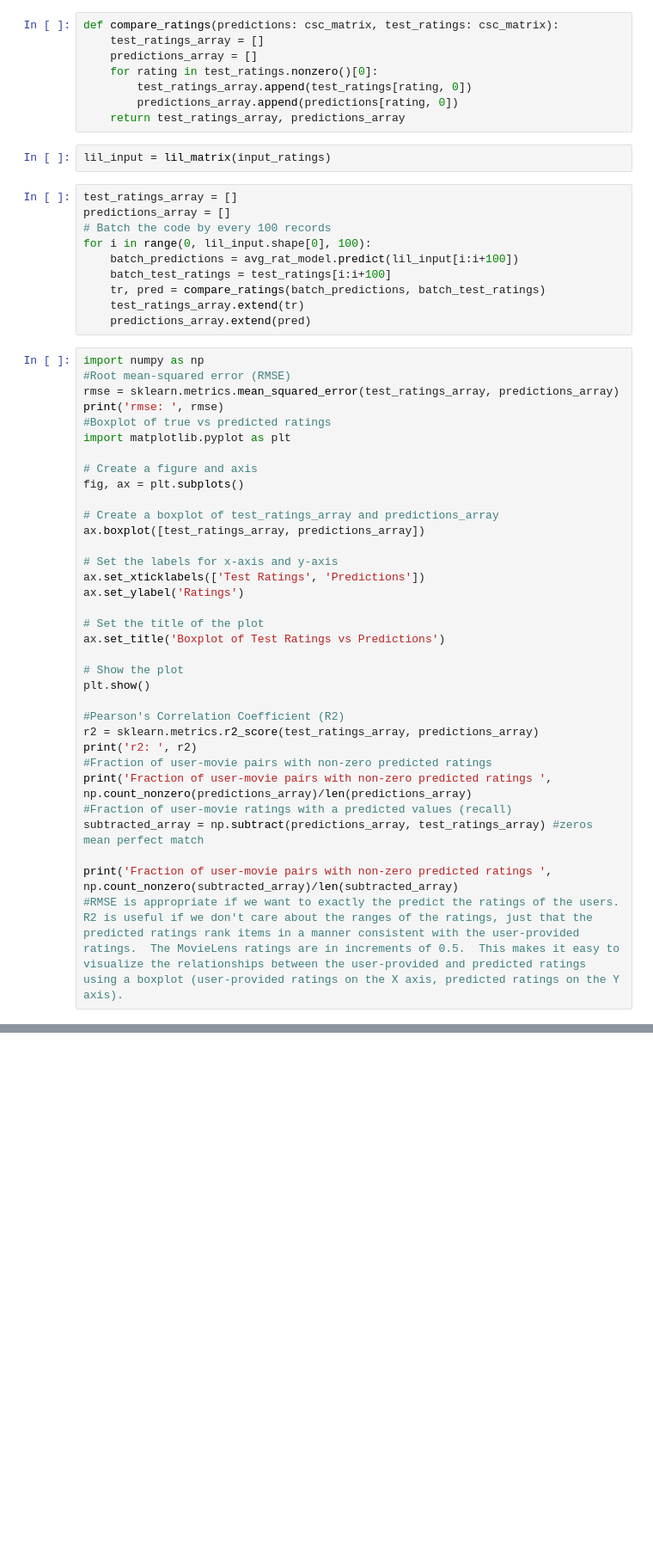
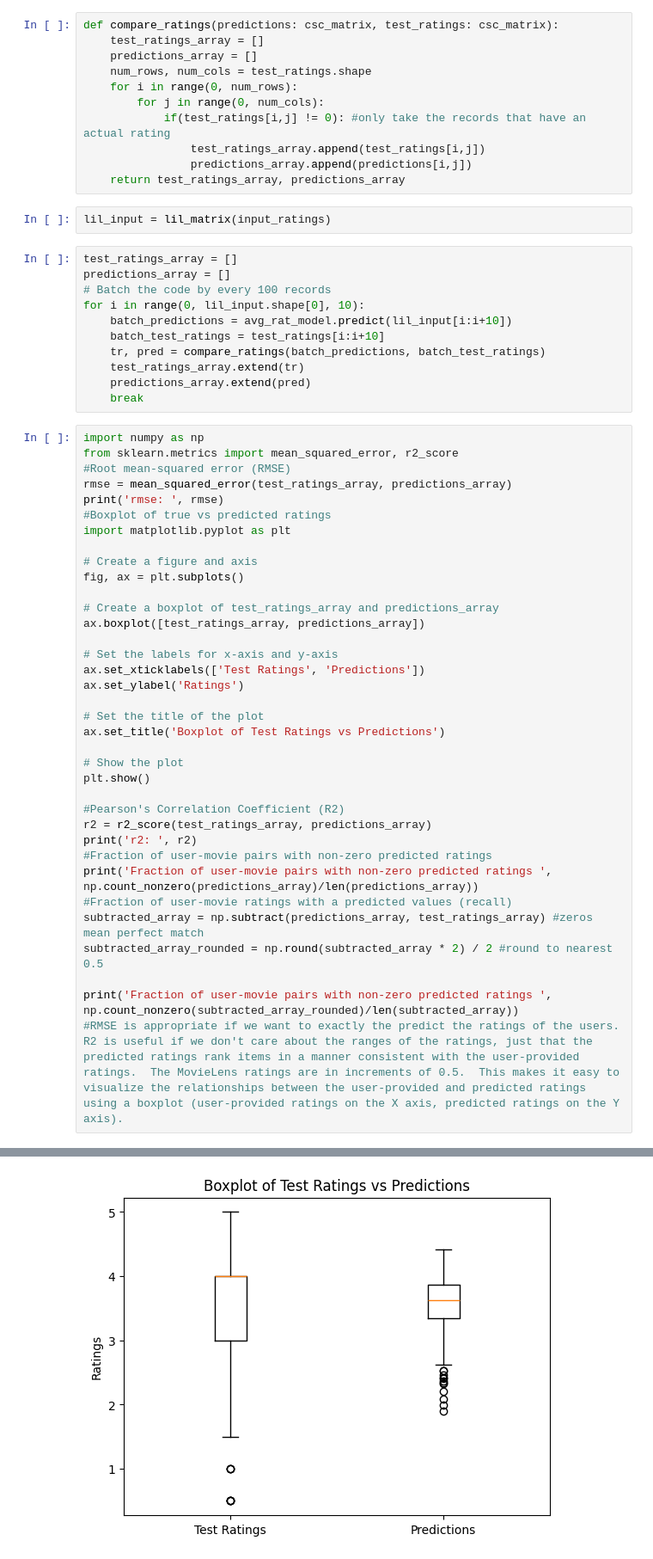
Before and after one commit to mikedabike1/AverageRatingsImplementation, a Jupyter notebook: AverageRatingsImplementation.ipynb, the cells around one changed output, grey strips where cells are left out. Shown at 86% size. Saved outputs shown, nothing was run; the diff lists cells and outputs as text; blank space fills up the shorter version.

```diff
--- a/AverageRatingsImplementation.ipynb
+++ b/AverageRatingsImplementation.ipynb
@@ -166,9 +170,12 @@ test_ratings = csc_matrix((values_20, (row_indices_20, col_indices_20)))
 def compare_ratings(predictions: csc_matrix, test_ratings: csc_matrix):
     test_ratings_array = []
     predictions_array = []
-    for rating in test_ratings.nonzero()[0]:
-        test_ratings_array.append(test_ratings[rating, 0])
-        predictions_array.append(predictions[rating, 0])
+    num_rows, num_cols = test_ratings.shape
+    for i in range(0, num_rows):
+        for j in range(0, num_cols):
+            if(test_ratings[i,j] != 0): #only take the records that have an actual rating
+                test_ratings_array.append(test_ratings[i,j])
+                predictions_array.append(predictions[i,j])
     return test_ratings_array, predictions_array
 # %%
 lil_input = lil_matrix(input_ratings)
@@ -176,16 +183,18 @@ lil_input = lil_matrix(input_ratings)
 test_ratings_array = []
 predictions_array = []
 # Batch the code by every 100 records
-for i in range(0, lil_input.shape[0], 100):
-    batch_predictions = avg_rat_model.predict(lil_input[i:i+100])
-    batch_test_ratings = test_ratings[i:i+100]
+for i in range(0, lil_input.shape[0], 10):
+    batch_predictions = avg_rat_model.predict(lil_input[i:i+10])
+    batch_test_ratings = test_ratings[i:i+10]
     tr, pred = compare_ratings(batch_predictions, batch_test_ratings)
     test_ratings_array.extend(tr)
     predictions_array.extend(pred)
+    break
 # %%
 import numpy as np
+from sklearn.metrics import mean_squared_error, r2_score
 #Root mean-squared error (RMSE)
-rmse = sklearn.metrics.mean_squared_error(test_ratings_array, predictions_array)
+rmse = mean_squared_error(test_ratings_array, predictions_array)
 print('rmse: ', rmse)
 #Boxplot of true vs predicted ratings
 import matplotlib.pyplot as plt
@@ -207,12 +216,14 @@ ax.set_title('Boxplot of Test Ratings vs Predictions')
 plt.show()
 
 #Pearson's Correlation Coefficient (R2)
-r2 = sklearn.metrics.r2_score(test_ratings_array, predictions_array)
+r2 = r2_score(test_ratings_array, predictions_array)
 print('r2: ', r2)
 #Fraction of user-movie pairs with non-zero predicted ratings
-print('Fraction of user-movie pairs with non-zero predicted ratings ', np.count_nonzero(predictions_array)/len(predictions_array)
+print('Fraction of user-movie pairs with non-zero predicted ratings ', np.count_nonzero(predictions_array)/len(predictions_array))
 #Fraction of user-movie ratings with a predicted values (recall)
 subtracted_array = np.subtract(predictions_array, test_ratings_array) #zeros mean perfect match
+subtracted_array_rounded = np.round(subtracted_array * 2) / 2 #round to nearest 0.5
 
-print('Fraction of user-movie pairs with non-zero predicted ratings ', np.count_nonzero(subtracted_array)/len(subtracted_array)
+print('Fraction of user-movie pairs with non-zero predicted ratings ', np.count_nonzero(subtracted_array_rounded)/len(subtracted_array))
 #RMSE is appropriate if we want to exactly the predict the ratings of the users.  R2 is useful if we don't care about the ranges of the ratings, just that the predicted ratings rank items in a manner consistent with the user-provided ratings.  The MovieLens ratings are in increments of 0.5.  This makes it easy to visualize the relationships between the user-provided and predicted ratings using a boxplot (user-provided ratings on the X axis, predicted ratings on the Y axis).
+# %% [output]
@@ -218,0 +231 @@ print('Fraction of user-movie pairs with non-zero predicted ratings ', np.count_
+[figure, added]
```
Also changed, not shown: parts of 5 cells of this notebook, 2 other files.
